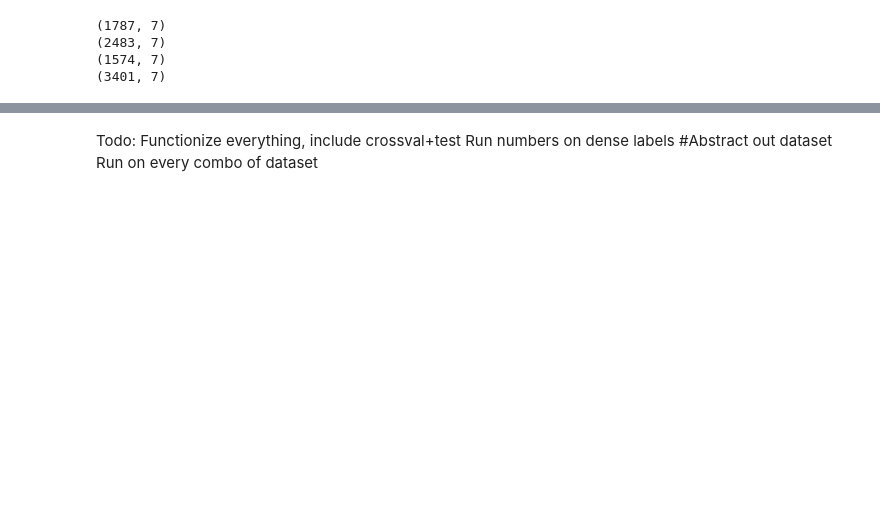
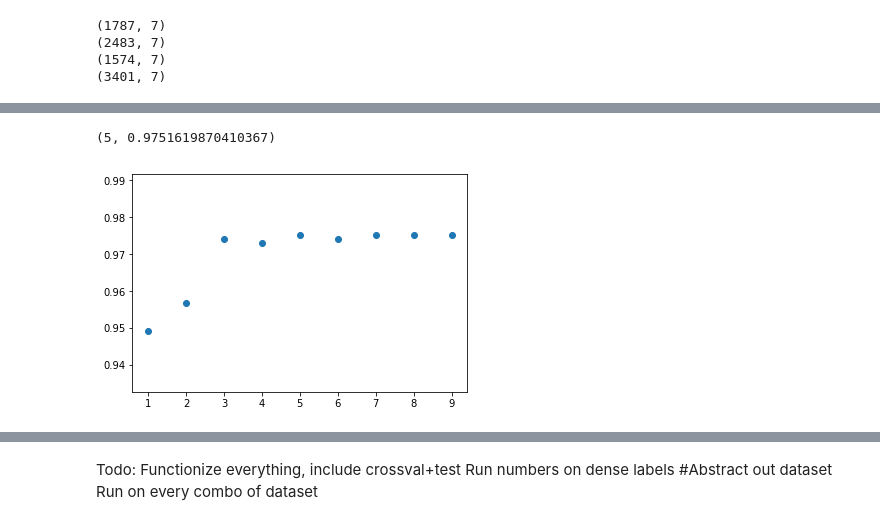
Before and after one commit to kolchinski/humanception-score, a Jupyter notebook: distances/knn_experiment/Nearest_neighbors.ipynb, the cells around one changed output, grey strips where cells are left out. Saved outputs shown, nothing was run; the diff lists cells and outputs as text; code cells hidden in the pictures; blank space fills up the shorter version.

```diff
--- a/distances/knn_experiment/Nearest_neighbors.ipynb
+++ b/distances/knn_experiment/Nearest_neighbors.ipynb
@@ -166,10 +163,15 @@ print(len(began_features_by_file))
 wgan_features_by_file = {wgan_filenames[i] : wgan_distance_features[i] for i in range(len(wgan_filenames))}
 print(len(wgan_features_by_file))
 
-features_by_file = {'progan' : progan_features_by_file,
-        'stylegan' : stylegan_features_by_file,
-        'began' : began_features_by_file,
-        'wgan' : wgan_features_by_file}
+# features_by_file = {'progan' : progan_features_by_file,
+#         'stylegan' : stylegan_features_by_file,
+#         'began' : began_features_by_file,
+#         'wgan' : wgan_features_by_file}
+
+features_by_file = {k:v for k,v in chain(progan_features_by_file.items(), stylegan_features_by_file.items(),
+                    began_features_by_file.items(), wgan_features_by_file.items())}
+
+print(len(features_by_file))
 # %% [output]
 2233
 3103
@@ -214,17 +217,18 @@ def knn_classify(ref_feats, x_feats, votes_by_index, k_num):
     return real_votes >= fake_votes # Tie break by guessing "fake"
 
 
-def knn_eval(model, k_num):
+def knn_eval(train_files, eval_files, k_num):
     correct_guesses = 0
     incorrect_guesses = 0
 
-    for x in val_files[model]:
-        feats = features_by_file[model][x]
+    for x in eval_files:
+        feats = features_by_file[x]
 
-        model_votes_by_index = [votes[model][f] for f in train_files[model]]
-        pred = knn_classify(train_feats[model], feats, model_votes_by_index, k_num) #True is "real", False is "fake"
+        model_votes_by_index = [votes[f] for f in train_files]
+        train_features = [features_by_file[f] for f in train_files]
+        pred = knn_classify(train_features, feats, model_votes_by_index, k_num) #True is "real", False is "fake"
 
-        val_fake_votes, val_real_votes = votes[model][x]
+        val_fake_votes, val_real_votes = votes[x]
 
         if pred:
             correct_guesses += val_real_votes
@@ -236,13 +240,12 @@ def knn_eval(model, k_num):
     return(correct_guesses, incorrect_guesses)
 
 
-def crossval_knn(model):
+def crossval_knn(train_files, val_files, try_range):
     rates = []
-    for k in tqdm_notebook(range(1,100)):
-        corrects, incorrects = knn_eval(model, k)
+    for k in tqdm_notebook(try_range):
+        corrects, incorrects = knn_eval(train_files, val_files, k)
         rates.append(corrects/(corrects+incorrects))
-    plt.scatter(range(1,100), rates)
+    plt.scatter(try_range, rates)
     return np.argmax(rates) + 1, np.max(rates)
 
-progan_best_k, progan_accuracy = crossval_knn('progan')
-print(progan_best_k, progan_accuracy)
+#crossval_knn(progan_train_files, progan_val_files)
@@ -252,0 +252,3 @@ print(progan_best_k, progan_accuracy)
+# %%
+crossval_knn(wgan_train_files + began_train_files, wgan_val_files + began_val_files, range(1,10))
+# %% [output]
@@ -252,0 +256,2 @@ print(progan_best_k, progan_accuracy)
+(5, 0.9751619870410367)
+[figure, added]
```
Also changed, not shown: parts of 10 cells of this notebook.
